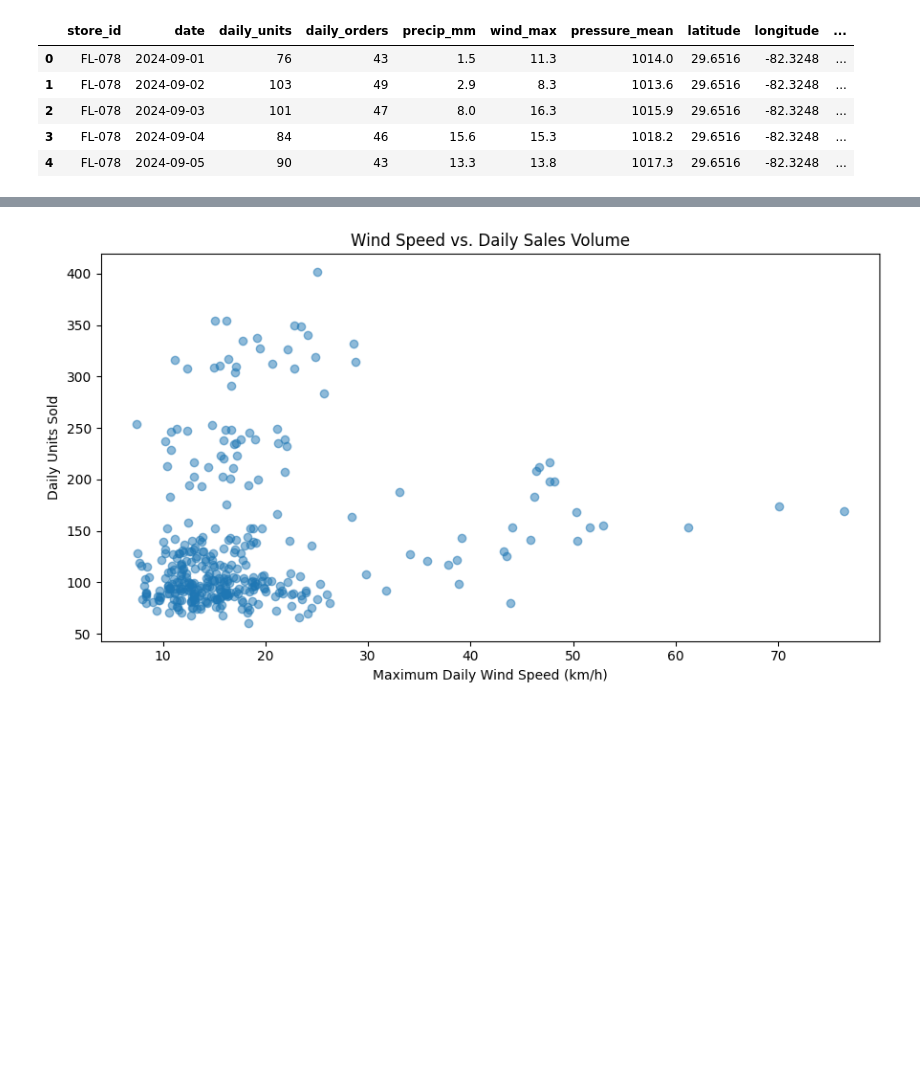
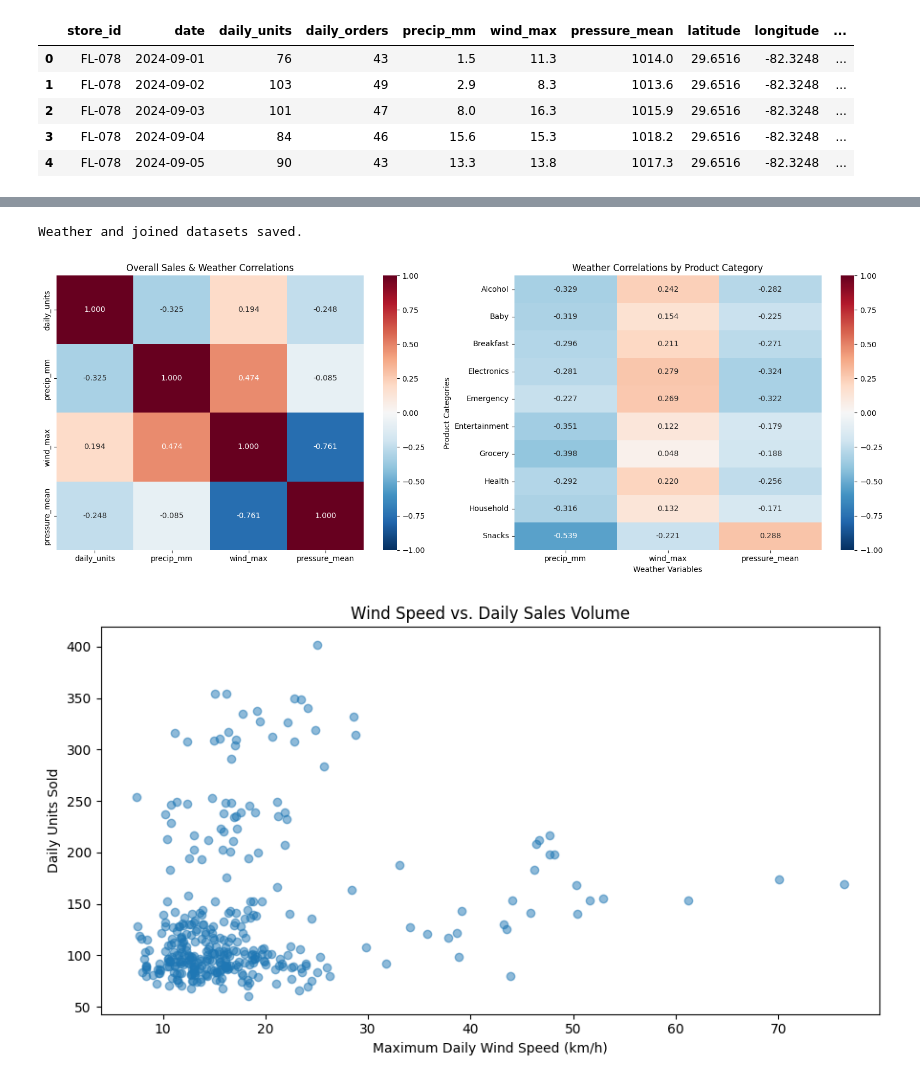
Before and after one commit to ciara-graves/walmart-hurricane-project, a Jupyter notebook: notebooks/DS2002_MidtermTeam_notebook.ipynb, the cells around one changed output, grey strips where cells are left out. Drawn from its saved outputs; the diff is of its cells as text; code cells hidden in the pictures; blank space fills up the shorter version.

```diff
--- a/notebooks/DS2002_MidtermTeam_notebook.ipynb
+++ b/notebooks/DS2002_MidtermTeam_notebook.ipynb
@@ -2585 +2762,54 @@ pressure_mean       -0.269     -0.068    -0.668          1.000
+# %%
+# 10
+# Code to save the datasets
+weather_clean.to_csv(
+    os.path.join(weather_folder, 'weather_clean.csv'),
+    index=False)
+
+sales_weather.to_csv(
+    os.path.join(weather_folder, 'sales_weather_joined.csv'),
+    index=False)
+# Checker
+print("Weather and joined datasets saved.")
+# %% [output]
+Weather and joined datasets saved.
+# %%
+# 11
+# Visualize the relationships
+import matplotlib.pyplot as plt
+import seaborn as sns
+
+# Plot 2 plots at once
+fig, axes = plt.subplots(1, 2, figsize=(16, 6))
+
+# First heatmap, weather vs daily sales
+sns.heatmap(correlations,
+    annot=True,
+    fmt='.3f',
+    cmap='RdBu_r',
+    vmin=-1,
+    vmax=1,
+    center=0,
+    ax=axes[0])
+
+axes[0].set_title('Overall Sales & Weather Correlations')
+
+# Second heatmap, breaking up correlations by daily sale categories
+sns.heatmap(category_corr,
+    annot=True,
+    fmt='.3f',
+    cmap='RdBu_r',
+    vmin=-1,
+    vmax=1,
+    center=0,
+    ax=axes[1])
+
+axes[1].set_title('Weather Correlations by Product Category')
+axes[1].set_xlabel('Weather Variables')
+axes[1].set_ylabel('Product Categories')
+
+plt.tight_layout()
+plt.show()
+# %% [output]
+[figure, added]
 # %%
```
Also changed, not shown: parts of 40 cells of this notebook.
